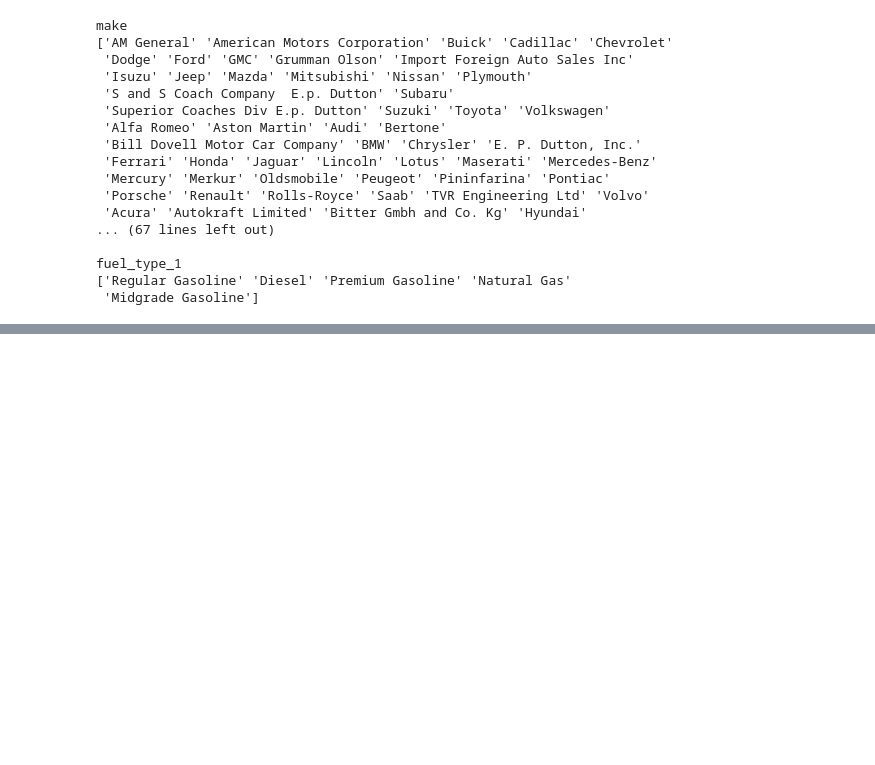
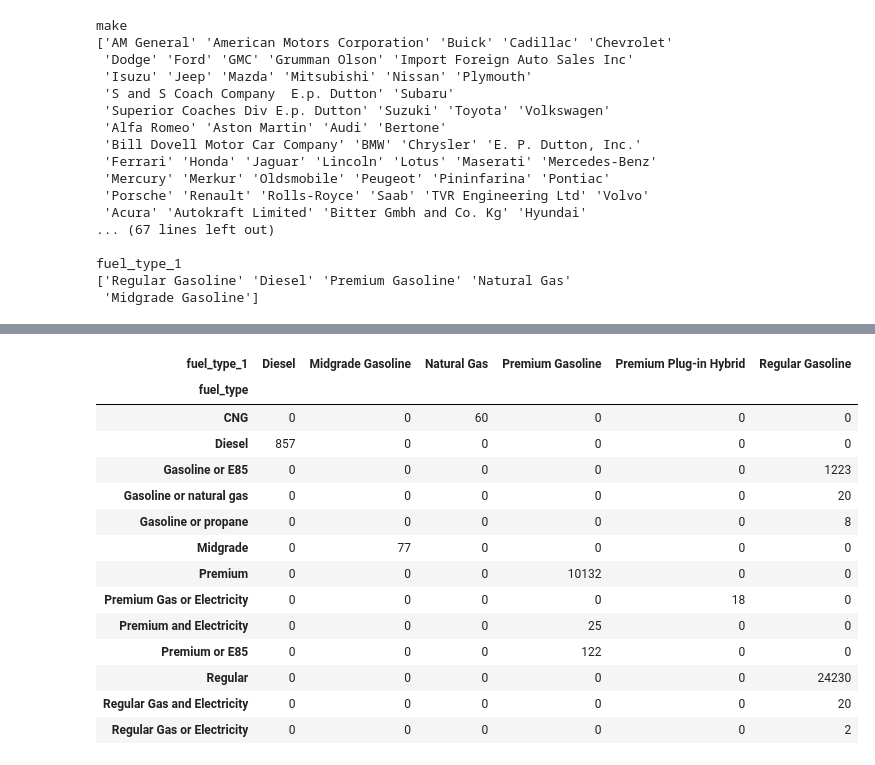
Before and after one commit to awol380/Machine-Learning-2410-Assignment, a Jupyter notebook: Phase_1.ipynb, the cells around one changed output, grey strips where cells are left out. Drawn from its saved outputs; the diff is of its cells as text; code cells hidden in the pictures; blank space fills up the shorter version.

```diff
--- a/Phase_1.ipynb
+++ b/Phase_1.ipynb
@@ -204,0 +203,6 @@ Name: count, dtype: int64
+# %%
+data['class'] = data['class'].str.replace('Special Purpose Vehicles','Special Purpose Vehicle')
+data['class'] = data['class'].str.replace('Vans Passenger','Vans, Passenger Type')
+data['class'] = data['class'].str.replace('Minivan','Vans, Passenger Type')
+data['class'] = data['class'].str.replace('Standard ','')
+data['class'].value_counts()
@@ -240,3 +260,5 @@ Name: transmission, Length: 36794, dtype: object
 # %%
+#Data prep for new feature data['gear']
 data['gears'].fillna(data['gears2'])
 data = data.drop(['gears2'], axis=1)
+data['gears'] = data['gears'].str.extract('(\d+)')
@@ -282,0 +284,19 @@ Name: count, dtype: int64
+# %%
+fuel_df = data.loc[:,['fuel_type','fuel_type_1']]
+pd.pivot_table(fuel_df, index='fuel_type', columns='fuel_type_1', aggfunc=len, fill_value=0)
+# %% [output]
+| fuel_type_1 | Diesel | Midgrade Gasoline | Natural Gas | Premium Gasoline | Premium Plug-in Hybrid | Regular Gasoline |
+| fuel_type |  |  |  |  |  |  |
+| CNG | 0 | 0 | 60 | 0 | 0 | 0 |
+| Diesel | 857 | 0 | 0 | 0 | 0 | 0 |
+| Gasoline or E85 | 0 | 0 | 0 | 0 | 0 | 1223 |
+| Gasoline or natural gas | 0 | 0 | 0 | 0 | 0 | 20 |
+| Gasoline or propane | 0 | 0 | 0 | 0 | 0 | 8 |
+| Midgrade | 0 | 77 | 0 | 0 | 0 | 0 |
+| Premium | 0 | 0 | 0 | 10132 | 0 | 0 |
+| Premium Gas or Electricity | 0 | 0 | 0 | 0 | 18 | 0 |
+| Premium and Electricity | 0 | 0 | 0 | 25 | 0 | 0 |
+| Premium or E85 | 0 | 0 | 0 | 122 | 0 | 0 |
+| Regular | 0 | 0 | 0 | 0 | 0 | 24230 |
+| Regular Gas and Electricity | 0 | 0 | 0 | 0 | 0 | 20 |
+| Regular Gas or Electricity | 0 | 0 | 0 | 0 | 0 | 2 |
```
Also changed, not shown: parts of 16 cells of this notebook.
